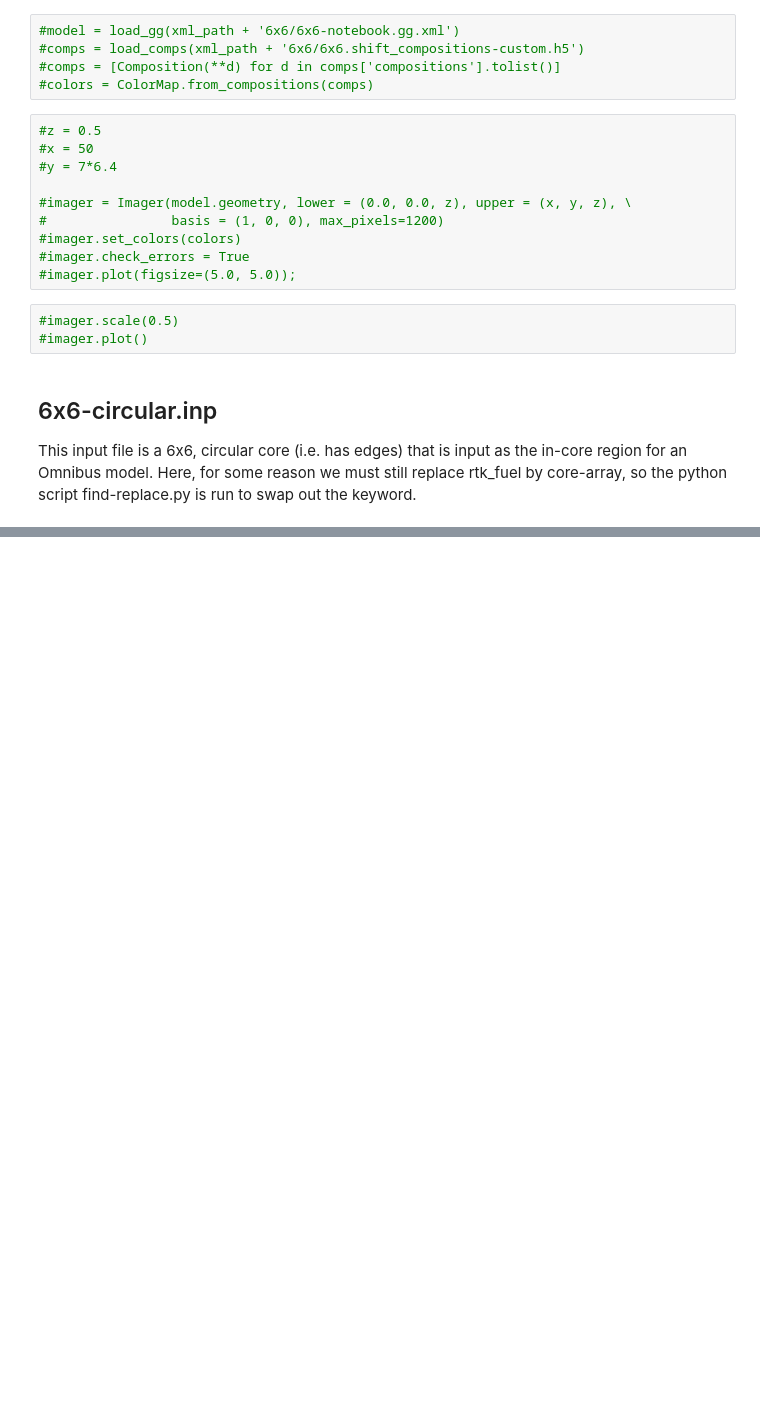
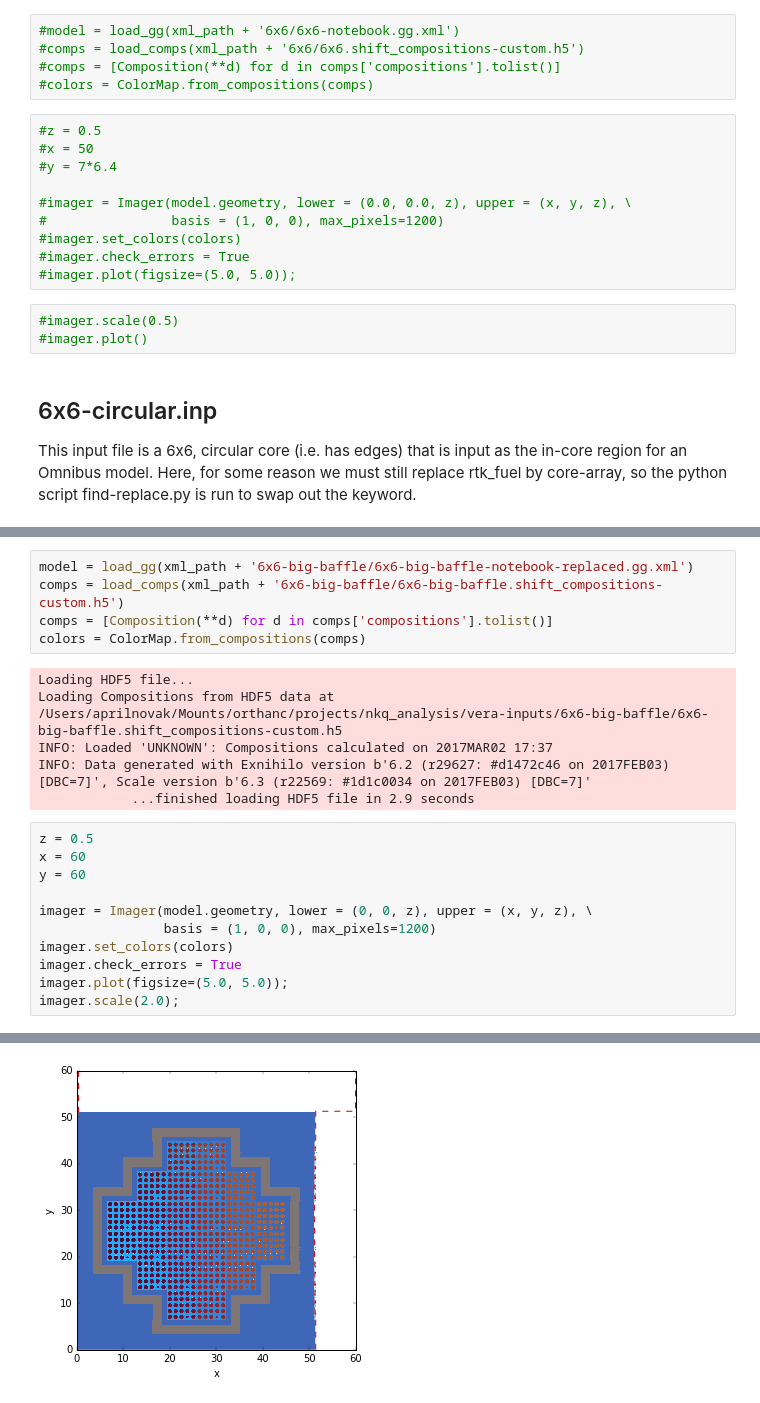
Before and after one commit to aprilnovak/nkq_analysis, a Jupyter notebook: notebooks/visualize-gg.ipynb, the cells around one changed output, grey strips where cells are left out. Saved outputs shown, nothing was run; the diff lists cells and outputs as text; blank space fills up the shorter version.

Commit message:
added stuff to notebook.

```diff
--- a/notebooks/visualize-gg.ipynb
+++ b/notebooks/visualize-gg.ipynb
@@ -176,0 +174,23 @@ WARNING: Too many mats (2353) are in the current view to display a color bar
+# %%
+model = load_gg(xml_path + '6x6-big-baffle/6x6-big-baffle-notebook-replaced.gg.xml')
+comps = load_comps(xml_path + '6x6-big-baffle/6x6-big-baffle.shift_compositions-custom.h5')
+comps = [Composition(**d) for d in comps['compositions'].tolist()]
+colors = ColorMap.from_compositions(comps)
+# %% [output]
+Loading HDF5 file...
+Loading Compositions from HDF5 data at /Users/aprilnovak/Mounts/orthanc/projects/nkq_analysis/vera-inputs/6x6-big-baffle/6x6-big-baffle.shift_compositions-custom.h5
+INFO: Loaded 'UNKNOWN': Compositions calculated on 2017MAR02 17:37
+INFO: Data generated with Exnihilo version b'6.2 (r29627: #d1472c46 on 2017FEB03) [DBC=7]', Scale version b'6.3 (r22569: #1d1c0034 on 2017FEB03) [DBC=7]'
+            ...finished loading HDF5 file in 2.9 seconds
+# %%
+z = 0.5
+x = 60
+y = 60
+
+imager = Imager(model.geometry, lower = (0, 0, z), upper = (x, y, z), \
+                basis = (1, 0, 0), max_pixels=1200)
+imager.set_colors(colors)
+imager.check_errors = True
+imager.plot(figsize=(5.0, 5.0));
+imager.scale(2.0);
+# %% [output]
@@ -176,0 +199 @@ WARNING: Too many mats (2353) are in the current view to display a color bar
+[figure, added]
```
Also changed, not shown: parts of 6 cells of this notebook.
